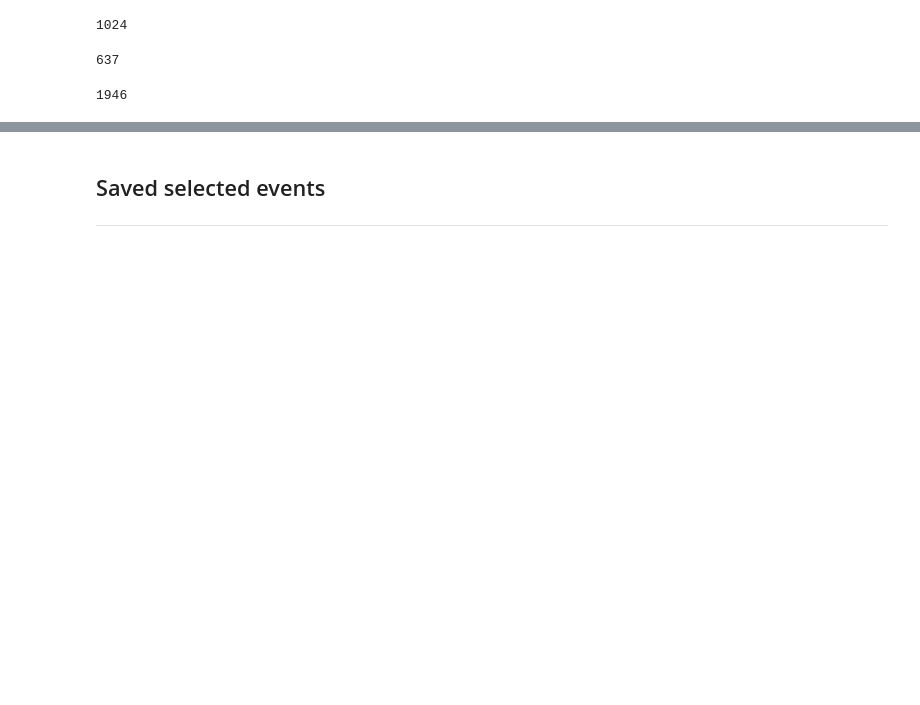
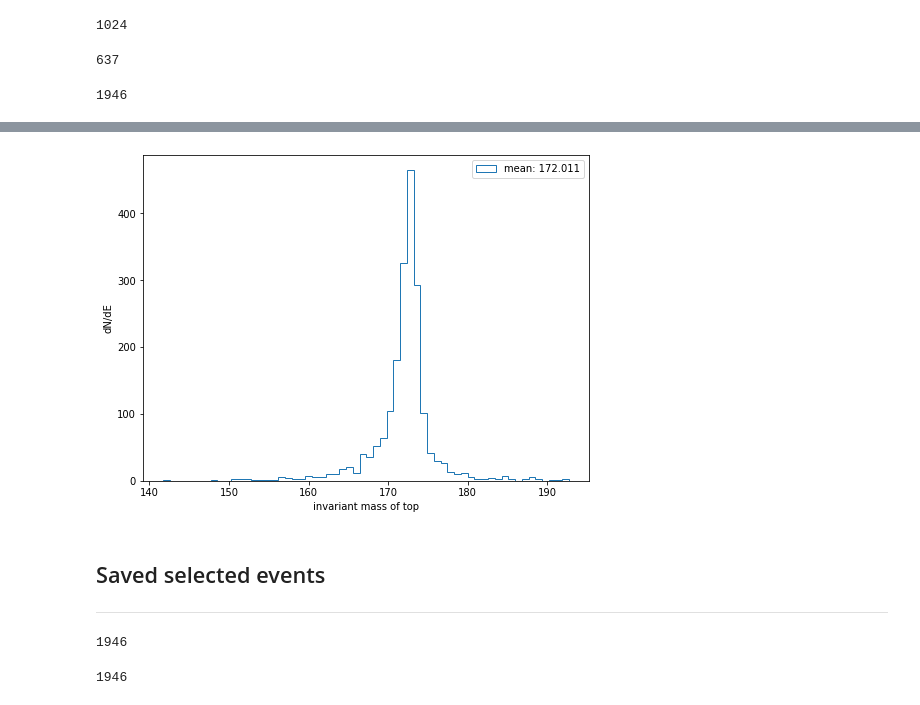
Before and after one commit to mfenton0/HEP-jet-assignment, a Jupyter notebook: analysis_script/parse_uproot_S1.ipynb, the cells around one changed output, grey strips where cells are left out. Cells and saved outputs as stored; diff of their text form; code cells hidden in the pictures; blank space fills up the shorter version.

```diff
--- a/analysis_script/parse_uproot_S1.ipynb
+++ b/analysis_script/parse_uproot_S1.ipynb
@@ -502,0 +541,38 @@ len(N_match_top_in_event)
+# %%
+top_inv = []
+top_bar_inv = []
+tmp = 0
+tmp_p = 0
+for i in range(len(parton_eta)):
+    pt_1 = parton_pt[i][0]
+    pt_2 = parton_pt[i][1]
+    pt_3 = parton_pt[i][2]
+
+    px_1 = pt_1 * np.cos(parton_phi[i][0])
+    px_2 = pt_2 * np.cos(parton_phi[i][1])
+    px_3 = pt_3 * np.cos(parton_phi[i][2])
+
+    py_1 = pt_1 * np.sin(parton_phi[i][0])
+    py_2 = pt_2 * np.sin(parton_phi[i][1])
+    py_3 = pt_3 * np.sin(parton_phi[i][2])
+
+    pz_1 = pt_1 * np.sinh(parton_eta[i][0])
+    pz_2 = pt_2 * np.sinh(parton_eta[i][1])
+    pz_3 = pt_3 * np.sinh(parton_eta[i][2])
+
+    e_1 = np.sqrt( (px_1**2 + py_1**2 + pz_1**2 ) + parton_mass[i][0]**2 )
+    e_2 = np.sqrt( (px_2**2 + py_2**2 + pz_2**2 ) + parton_mass[i][1]**2 )
+    e_3 = np.sqrt( (px_3**2 + py_3**2 + pz_3**2 ) + parton_mass[i][2]**2 )
+    tmp = np.sqrt( (e_1 + e_2 + e_3)**2 - (px_1 + px_2 + px_3)**2 - (py_1 + py_2 + py_3)**2 - (pz_1 + pz_2 + pz_3)**2  )
+    top_inv.append(tmp)
+    # tmp_p = np.sqrt( 2*parton_pt[i][4]*parton_pt[i][5]*( np.cosh(parton_eta[i][4] - parton_eta[i][5])  - np.cos( parton_phi[i][4] - parton_phi[i][5] )) )
+    # top_bar_inv.append(tmp)
+# %%
+plt.figure(figsize=(8,6))
+plt.hist(top_inv,  bins = 60 ,histtype='step', label='mean: {0:.3f}'.format(np.mean(top_inv)))
+plt.xlabel('invariant mass of top')
+plt.ylabel('dN/dE')
+plt.legend(loc='upper right')
+plt.show()
+# %% [output]
+[figure, added]
@@ -544,0 +626,8 @@ len(N_match_top_in_event)
+# %%
+len(N_match_top_in_event)
+# %% [output]
+1946
+# %%
+lene
+# %% [output]
+1946
```
Also changed, not shown: parts of 7 cells of this notebook.
